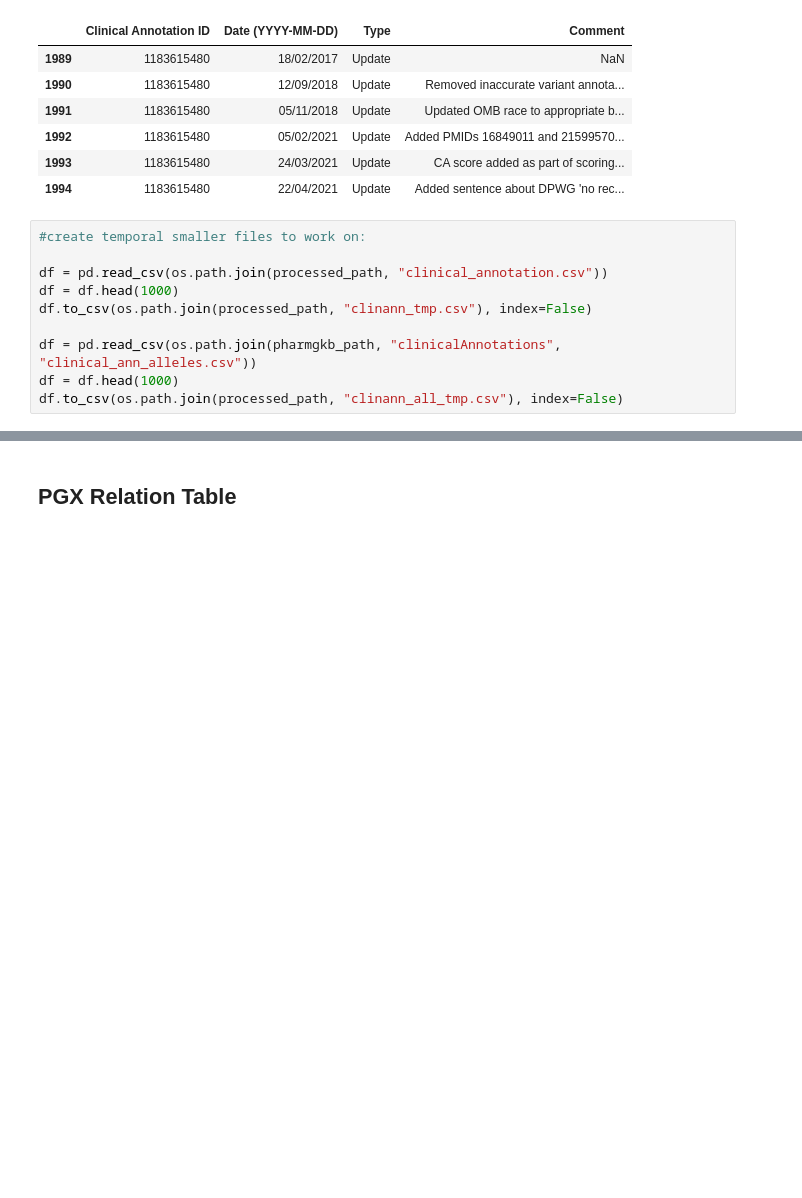
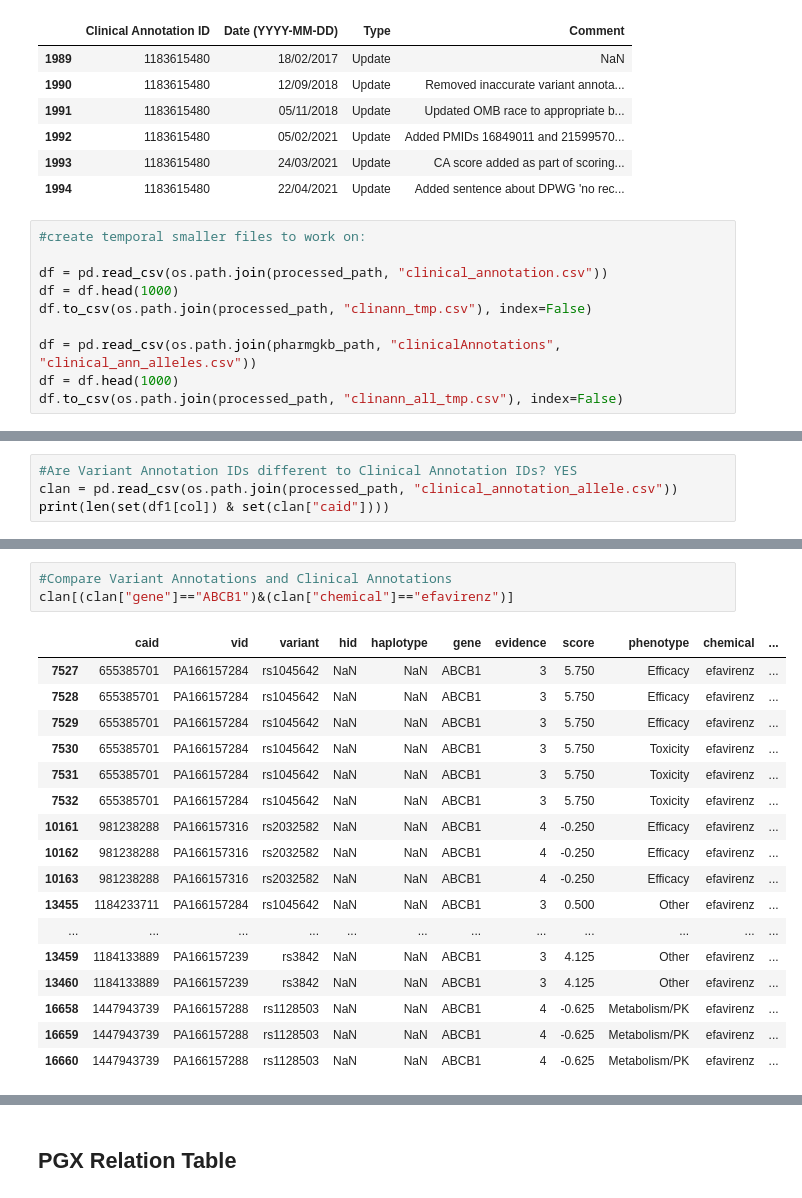
Before and after one commit to ersilia-os/pharmacogx-embeddings, a Jupyter notebook: notebooks/01_PharmGKB_DataExploration.ipynb, the cells around one changed output, grey strips where cells are left out. Saved outputs shown, nothing was run; the diff lists cells and outputs as text; blank space fills up the shorter version.

```diff
--- a/notebooks/01_PharmGKB_DataExploration.ipynb
+++ b/notebooks/01_PharmGKB_DataExploration.ipynb
@@ -332,0 +384,4 @@ h = "CYP2C9*1"
+# %%
+#Are Variant Annotation IDs different to Clinical Annotation IDs? YES
+clan = pd.read_csv(os.path.join(processed_path, "clinical_annotation_allele.csv"))
+print(len(set(df1[col]) & set(clan["caid"])))
@@ -332,0 +397,21 @@ h = "CYP2C9*1"
+# %%
+#Compare Variant Annotations and Clinical Annotations
+clan[(clan["gene"]=="ABCB1")&(clan["chemical"]=="efavirenz")]
+# %% [output]
+|  | caid | vid | variant | hid | haplotype | gene | evidence | score | phenotype | chemical | ... |
+| 7527 | 655385701 | PA166157284 | rs1045642 | NaN | NaN | ABCB1 | 3 | 5.750 | Efficacy | efavirenz | ... |
+| 7528 | 655385701 | PA166157284 | rs1045642 | NaN | NaN | ABCB1 | 3 | 5.750 | Efficacy | efavirenz | ... |
+| 7529 | 655385701 | PA166157284 | rs1045642 | NaN | NaN | ABCB1 | 3 | 5.750 | Efficacy | efavirenz | ... |
+| 7530 | 655385701 | PA166157284 | rs1045642 | NaN | NaN | ABCB1 | 3 | 5.750 | Toxicity | efavirenz | ... |
+| 7531 | 655385701 | PA166157284 | rs1045642 | NaN | NaN | ABCB1 | 3 | 5.750 | Toxicity | efavirenz | ... |
+| 7532 | 655385701 | PA166157284 | rs1045642 | NaN | NaN | ABCB1 | 3 | 5.750 | Toxicity | efavirenz | ... |
+| 10161 | 981238288 | PA166157316 | rs2032582 | NaN | NaN | ABCB1 | 4 | -0.250 | Efficacy | efavirenz | ... |
+| 10162 | 981238288 | PA166157316 | rs2032582 | NaN | NaN | ABCB1 | 4 | -0.250 | Efficacy | efavirenz | ... |
+| 10163 | 981238288 | PA166157316 | rs2032582 | NaN | NaN | ABCB1 | 4 | -0.250 | Efficacy | efavirenz | ... |
+| 13455 | 1184233711 | PA166157284 | rs1045642 | NaN | NaN | ABCB1 | 3 | 0.500 | Other | efavirenz | ... |
+| ... | ... | ... | ... | ... | ... | ... | ... | ... | ... | ... | ... |
+| 13459 | 1184133889 | PA166157239 | rs3842 | NaN | NaN | ABCB1 | 3 | 4.125 | Other | efavirenz | ... |
+| 13460 | 1184133889 | PA166157239 | rs3842 | NaN | NaN | ABCB1 | 3 | 4.125 | Other | efavirenz | ... |
+| 16658 | 1447943739 | PA166157288 | rs1128503 | NaN | NaN | ABCB1 | 4 | -0.625 | Metabolism/PK | efavirenz | ... |
+| 16659 | 1447943739 | PA166157288 | rs1128503 | NaN | NaN | ABCB1 | 4 | -0.625 | Metabolism/PK | efavirenz | ... |
+| 16660 | 1447943739 | PA166157288 | rs1128503 | NaN | NaN | ABCB1 | 4 | -0.625 | Metabolism/PK | efavirenz | ... |
```
Also changed, not shown: parts of 9 cells of this notebook.
